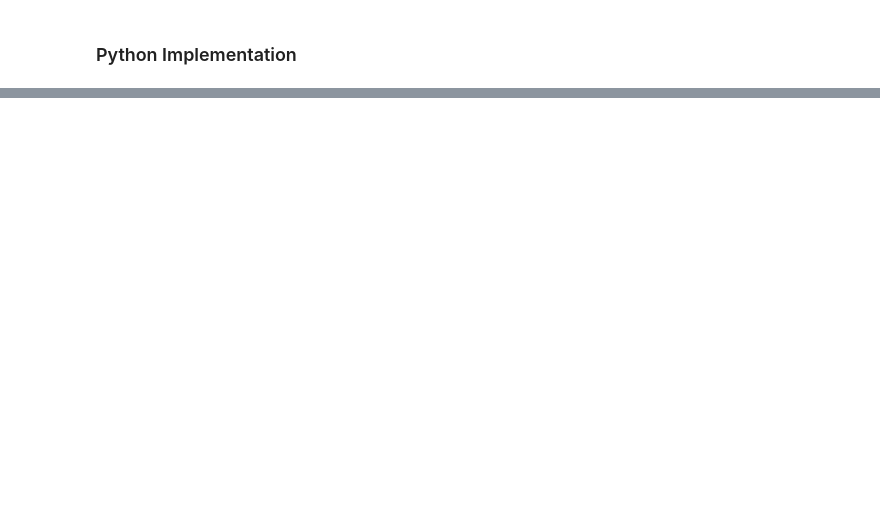
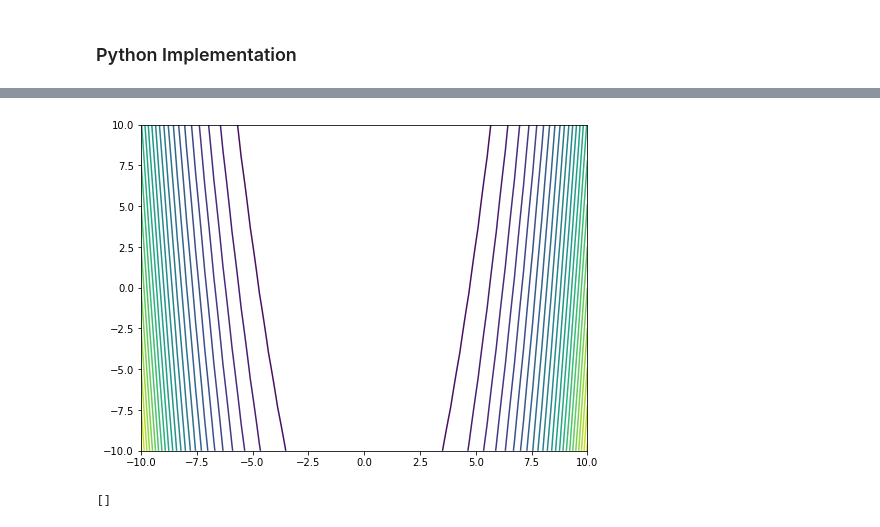
Before and after one commit to reoneo97/no-grad-optim, a Jupyter notebook: Assignment_1_Reo.ipynb, the cells around one changed output, grey strips where cells are left out. Cells and saved outputs as stored; diff of their text form; code cells hidden in the pictures; blank space fills up the shorter version.

Commit message:
completed all 3 optimization methods + animation for NM

```diff
--- a/Assignment_1_Reo.ipynb
+++ b/Assignment_1_Reo.ipynb
@@ -68,3 +211,6 @@ class Particle():
+# %%
+i = 5
+if not i%500: print(i)
 # %% [markdown]
 ## Simulated Annealing
 
@@ -74,5 +234,2 @@ As mentioned earlier, SA is best utilized for combinatorial or discrete problems
 # %% [markdown]
 ### Python Implementation
-# %%
-class SimulatedAnnealing():
-    def __init__()
@@ -78,0 +290,3 @@ class SimulatedAnnealing():
+# %%
+SA = SimulatedAnnealing(1000,50,0.5,0.99,0.01,decay = "linear")
+SA.optimize(rosenbrock_1,[2.5,2.5])
@@ -81,0 +367,31 @@ The Nelder-Mead method is a heuristic search method which uses a simplex as the
+# %%
+def animate_neldermead(low,high,f = rosenbrock_1):
+    x = y = np.linspace(low,high)
+    grid =np.meshgrid(x,y)
+    z = f(grid)
+    fig,ax = plt.subplots(figsize=(8,6))
+
+
+    model = NelderMead(20)
+    best,points = model.optimize(f,[low,low],[high,high],True)
+    def init():
+        ax.contour(x,y,z,levels = 25)
+        poly = Polygon(points[0],True)
+        ax.add_patch(poly)
+    def animate(i):
+        del(ax.patches[0])
+        poly = Polygon(points[i],True)
+        ax.add_patch(poly)
+
+    anim = animation.FuncAnimation(fig, animate, init_func=init,
+                                  frames=len(points), repeat = True)
+    return anim.to_html5_video()
+
+def animate_pso(low,high,f = rosenbrock_1):
+    x = y = np.linspace(low,high)
+    grid =np.meshgrid(x,y)
+    z = f(grid)
+# %%
+anim = animate_neldermead(-10,10)
+HTML(anim)
+# %% [output]
@@ -81,0 +399 @@ The Nelder-Mead method is a heuristic search method which uses a simplex as the
+[figure, added]
@@ -81,0 +423,4 @@ The Nelder-Mead method is a heuristic search method which uses a simplex as the
+# %%
+ax.patches
+# %% [output]
+[]
```
Also changed, not shown: parts of 36 cells of this notebook, 1 other file.
